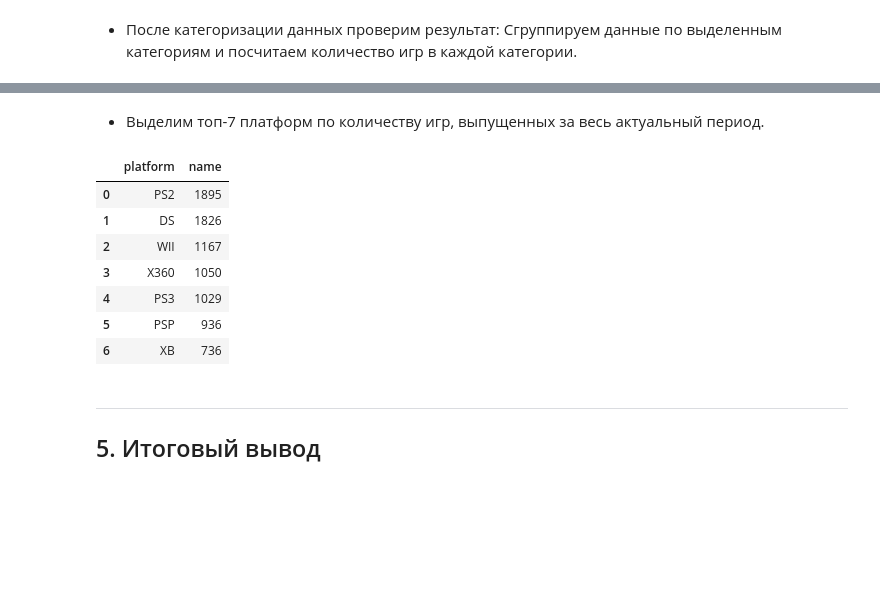
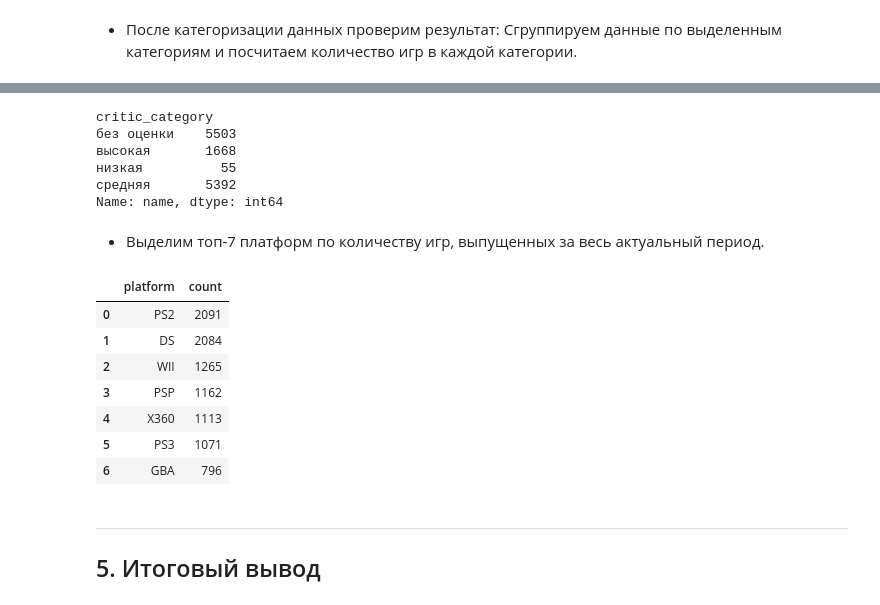
Before and after one commit to achezganov/data_preprocessing, a Jupyter notebook: analysis.ipynb, the cells around one changed output, grey strips where cells are left out. Drawn from its saved outputs; the diff is of its cells as text; code cells hidden in the pictures; blank space fills up the shorter version.

```diff
--- a/analysis.ipynb
+++ b/analysis.ipynb
@@ -643,16 +641,0 @@ memory usage: 698.0+ KB
-# %%
-# Считаем суммарное количество продаж во всех регионах
-sales_cols = ['na_sales','eu_sales','jp_sales','other_sales']
-df['sum_sales'] = df[sales_cols].sum(axis=1)
-
-# Выведем пороговое значение
-q = df['sum_sales'].quantile(0.1)
-display(q)
-
-# Избавляемся от сильно не популярных игр
-df = df[df['sum_sales'] > q]
-display((after_dedup_df_len - df.shape[0]) / after_dedup_df_len)
-
-# Удалим вспомогательный столбец
-df.drop(columns=['sum_sales'], inplace=True)
-df.reset_index(drop=True, inplace=True)
@@ -752,10 +730,15 @@ memory usage: 570.9+ KB
         - высокая оценка (от 80 до 100 включительно),
         - средняя оценка (от 30 до 80, не включая правую границу интервала)
         - низкая оценка (от 0 до 30, не включая правую границу интервала).
-# %%
-df_actual['user_category'] = pd.cut(df_actual['user_score'],
-                                    bins=[0, 30, 80, 100],
-                                    labels=["Низкая", "Средняя", "Высокая"])
+# %%
+def categorize_score(x):
+    if x < 0: return 'без оценки'
+    if x < 30: return 'низкая'
+    if x < 80: return 'средняя'
+    if x <= 100: return 'высокая'
+    return 'без оценки'  # для значений > 100 или NaN
+
+df_actual['user_category'] = df_actual['user_score'].apply(categorize_score)
 # %% [markdown]
 - Разделим все игры по оценкам критиков и выделим такие категории:
 
@@ -763,9 +746,8 @@ df_actual['user_category'] = pd.cut(df_actual['user_score'],
         - средняя оценка (от 30 до 80, не включая правую границу интервала)
         - низкая оценка (от 0 до 30, не включая правую границу интервала).
 # %%
-df_actual['critic_category'] = pd.cut(df_actual['critic_score'],
-                                      bins=[0, 30, 80, 100],
-                                      labels=["Низкая", "Средняя", "Высокая"])
+# Снова воспользуемся функцией категоризации
+df_actual['critic_category'] = df_actual['critic_score'].apply(categorize_score)
 # %% [markdown]
 - После категоризации данных проверим результат: Сгруппируем данные по выделенным категориям и посчитаем количество игр в каждой категории.
 # %%
@@ -785,22 +762,34 @@ user_category  critic_category
 Name: name, dtype: int64
+# %%
+# Результат по категориям в critic_score
+df_actual.groupby('critic_category', observed=False)['name'].count()
+# %% [output]
+critic_category
+без оценки    5503
+высокая       1668
+низкая          55
+средняя       5392
+Name: name, dtype: int64
 # %% [markdown]
 - Выделим топ-7 платформ по количеству игр, выпущенных за весь актуальный период.
 # %%
 result = (df_actual.groupby('platform')['name']
           .count()
           .sort_values(ascending=False)
           .head(7)
-          .reset_index())
+          .reset_index()
+          .rename(columns={'name': 'count'}))
+
 result
 # %% [output]
-|  | platform | name |
-| 0 | PS2 | 1895 |
-| 1 | DS | 1826 |
-| 2 | WII | 1167 |
-| 3 | X360 | 1050 |
-| 4 | PS3 | 1029 |
-| 5 | PSP | 936 |
-| 6 | XB | 736 |
+|  | platform | count |
+| 0 | PS2 | 2091 |
+| 1 | DS | 2084 |
+| 2 | WII | 1265 |
+| 3 | PSP | 1162 |
+| 4 | X360 | 1113 |
+| 5 | PS3 | 1071 |
+| 6 | GBA | 796 |
 # %% [markdown]
 ---
 
```
Also changed, not shown: parts of 9 cells of this notebook.
